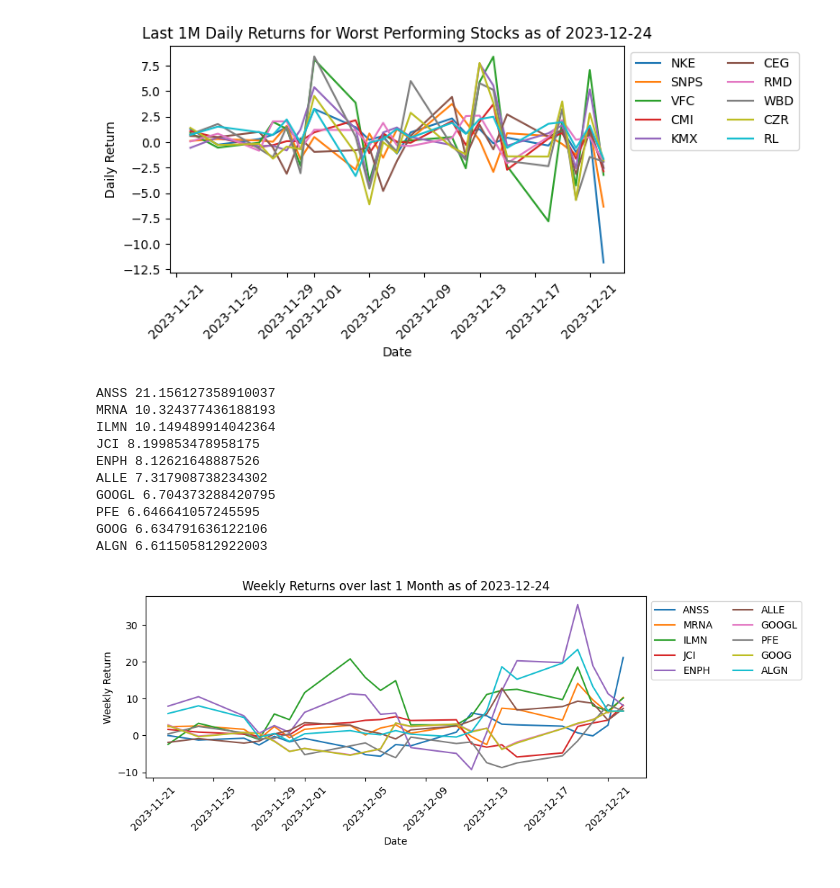
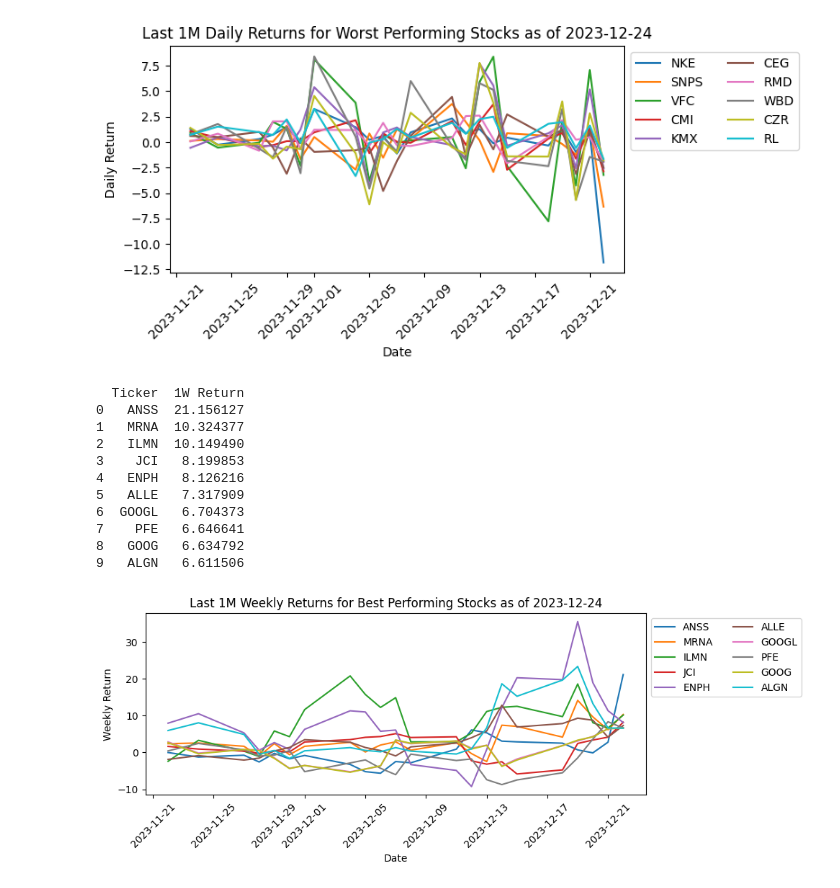
Before and after one commit to talhajamal11/Market-Updates, a Jupyter notebook: src/daily_performance.ipynb, the cells around one changed output. Cells and saved outputs as stored; diff of their text form; code cells hidden in the pictures.

Commit message:
Finished adding charts for best and worst stocks for all periods

```diff
--- a/src/daily_performance.ipynb
+++ b/src/daily_performance.ipynb
@@ -113,29 +107,32 @@ plt.show()
 9     RL  -1.656299
 [figure]
 # %%
+# Best 1W Performance
+best_one_week = best_one_week_performance.reset_index()
+best_one_week.columns = ['Ticker', '1W Return']
+print(best_one_week)
+
 # Plot of best performing stocks over 1 Week
 plt.figure(figsize=(10,4))
-for ticker, ret in one_week_performance.items():
+for ticker, ret in best_one_week_performance.items():
     plt.plot(data['Adj Close'][ticker].pct_change(periods=5).tail(22) * 100, label=ticker)
-plt.title('Weekly Returns over last 1 Month as of ' + _today)
+plt.title('Last 1M Weekly Returns for Best Performing Stocks as of ' + _today)
 plt.xlabel('Date')
 plt.xticks(rotation=45)
 plt.ylabel('Weekly Return')
 plt.legend(loc='upper left', ncol=2, bbox_to_anchor=(1,1))
 plt.tight_layout()
-_filename = '1W_performance.png'
-_full_path = os.path.join(directory, _filename)
-plt.savefig(_full_path)
 plt.show()
 # %% [output]
-ANSS 21.156127358910037
-MRNA 10.324377436188193
-ILMN 10.149489914042364
-JCI 8.199853478958175
-ENPH 8.12621648887526
-ALLE 7.317908738234302
-GOOGL 6.704373288420795
-PFE 6.646641057245595
-GOOG 6.634791636122106
-ALGN 6.611505812922003
+  Ticker  1W Return
+0   ANSS  21.156127
+1   MRNA  10.324377
+2   ILMN  10.149490
+3    JCI   8.199853
+4   ENPH   8.126216
+5   ALLE   7.317909
+6  GOOGL   6.704373
+7    PFE   6.646641
+8   GOOG   6.634792
+9   ALGN   6.611506
-[figure, old version]
+[figure, new version]
```
Also changed, not shown: parts of 7 cells of this notebook, 3 other files.
